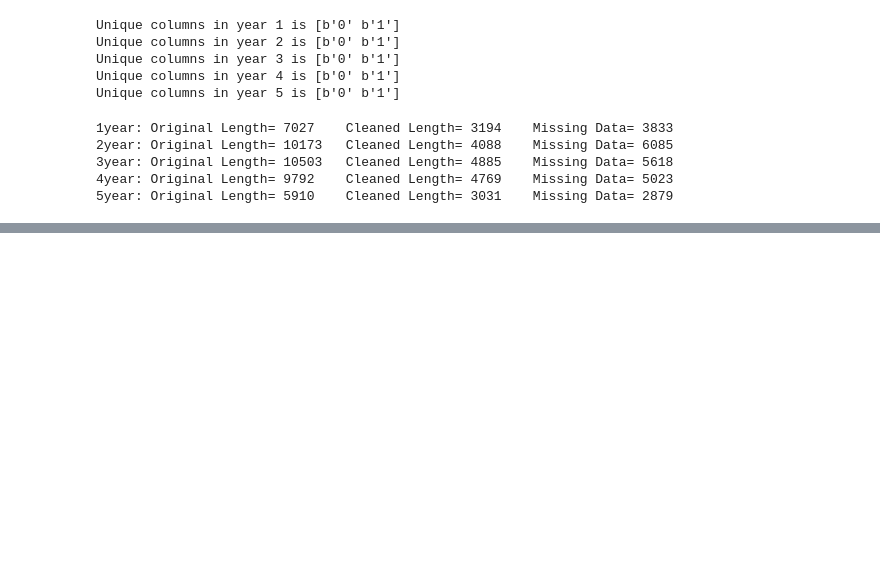
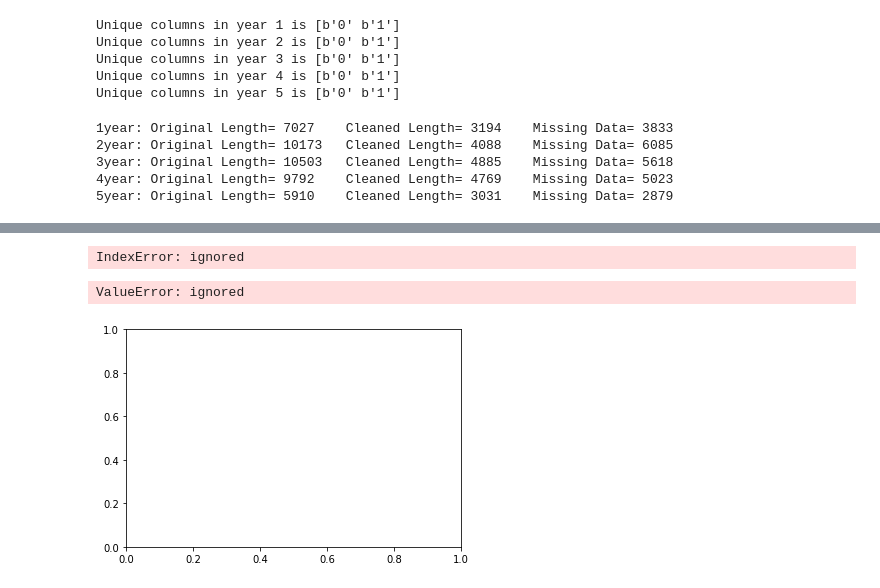
Before and after one commit to M0hammad-Kashif/Notebooks, a Jupyter notebook: Bankruptcy.ipynb, the cells around one changed output, grey strips where cells are left out. Drawn from its saved outputs; the diff is of its cells as text; code cells hidden in the pictures; blank space fills up the shorter version.

```diff
--- a/Bankruptcy.ipynb
+++ b/Bankruptcy.ipynb
@@ -228,0 +362,10 @@ Imputing row 5901/5910 with 1 missing, elapsed time: 14.702
+# %%
+# creating a dictionary of models
+models_dictionary = OrderedDict()
+
+models_dictionary['Gaussian Naive Bayes'] = gnb_classifier
+models_dictionary['Logistic Regression'] = lr_classifier
+models_dictionary['Decision Tree'] = dt_classifier
+models_dictionary['Extreme Gradient Boosting'] = xgb_classifier
+models_dictionary['Random Forest'] = rf_classifier
+# models_dictionary['Balanced Bagging'] = bb_classifier
@@ -228,0 +465,2 @@ Imputing row 5901/5910 with 1 missing, elapsed time: 14.702
+# %%
+results = perform_data_modeling(models_dictionary, imputed_oversampled_dataframes_dictionary, verbose=True, k_folds=5)
@@ -228,0 +516,8 @@ Imputing row 5901/5910 with 1 missing, elapsed time: 14.702
+# %%
+# This list stores results of Balanced Bagging classifier obtained by running it for
+# various values of number of estimators in the range of 1 to 30
+results_by_estimators = []
+for i in range(29):
+    # models_dictionary['Balanced Bagging'] = BalancedBaggingClassifier(base_estimator = RandomForestClassifier(criterion='entropy'), n_estimators = i+1, bootstrap = True)
+    results = perform_data_modeling(models_dictionary, imputed_oversampled_dataframes_dictionary, verbose=True, k_folds=5)
+    results_by_estimators.append(results)
@@ -228,0 +547,57 @@ Imputing row 5901/5910 with 1 missing, elapsed time: 14.702
+# %%
+year1_values = []
+year2_values = []
+year3_values = []
+year4_values = []
+year5_values = []
+
+# extract corresponding Balanced bagging with Mean imputation
+# classification metrics
+def extract_actual_values_from_dict(curr_dict):
+    temp_dict = curr_dict['Balanced Bagging']
+    return temp_dict['Mean']
+
+for i in range(29):
+    curr_dict = results_by_estimators[i]
+    curr_result = extract_actual_values_from_dict(curr_dict)
+
+
+    year_1_result = curr_result['1year']
+    year_2_result = curr_result['2year']
+    year_3_result = curr_result['3year']
+    year_4_result = curr_result['4year']
+    year_5_result = curr_result['5year']
+    year1_values.append(year_1_result['Accuracy'])
+    year2_values.append(year_2_result['Accuracy'])
+    year3_values.append(year_3_result['Accuracy'])
+    year4_values.append(year_4_result['Accuracy'])
+    year5_values.append(year_5_result['Accuracy'])
+# %% [output]
+IndexError: ignored
+# %%
+import matplotlib.pyplot as plt
+
+estimators = [i+1 for i in range(29)]
+
+# plot year1, year2, year3, year4 and year5 accuracy values
+# for range of estimator values from 1 to 30
+plt.plot(estimators, year1_values, '.b-')
+plt.plot(estimators, year2_values, '.r-')
+plt.plot(estimators, year3_values, '.y-')
+plt.plot(estimators, year4_values, '.g-')
+plt.plot(estimators, year5_values, '.m-')
+plt.xlabel("\nNumber of estimators")
+plt.ylabel("Accuracy")
+plt.title("\nEffect of varying number of estimators on the accuracy scores on different datasets\n")
+
+# display legend
+plt.plot(10, 0.93, '.b-', label='Year 1')
+plt.plot(10, 0.93, '.r-', label='Year 2')
+plt.plot(10, 0.93, '.y-', label='Year 3')
+plt.plot(10, 0.93, '.g-', label='Year 4')
+plt.plot(10, 0.93, '.m-', label='Year 5')
+
+plt.legend(loc='lower right')
+# %% [output]
+ValueError: ignored
+[figure, added]
```
Also changed, not shown: parts of 27 cells of this notebook.
